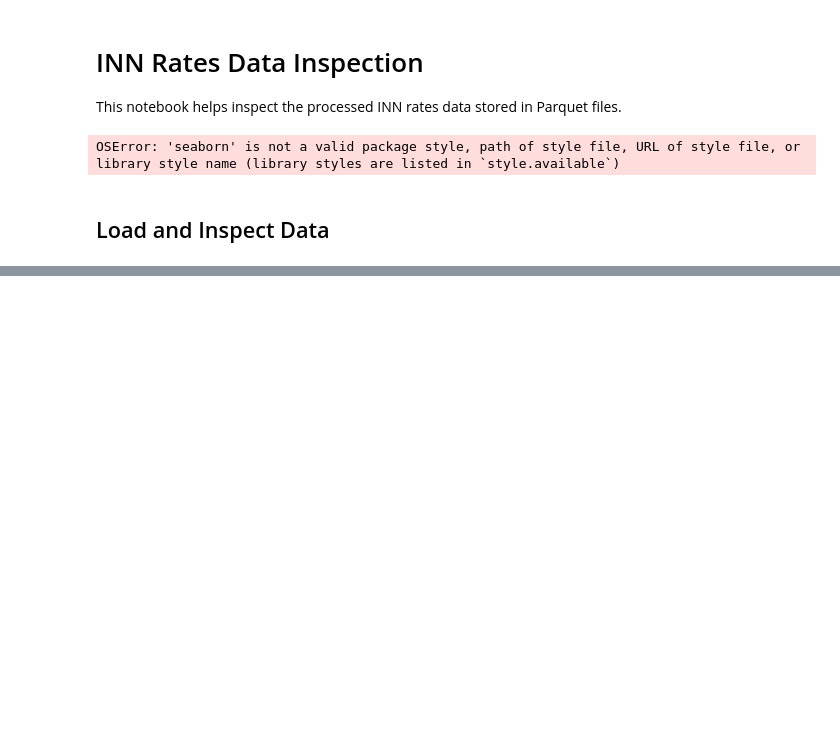
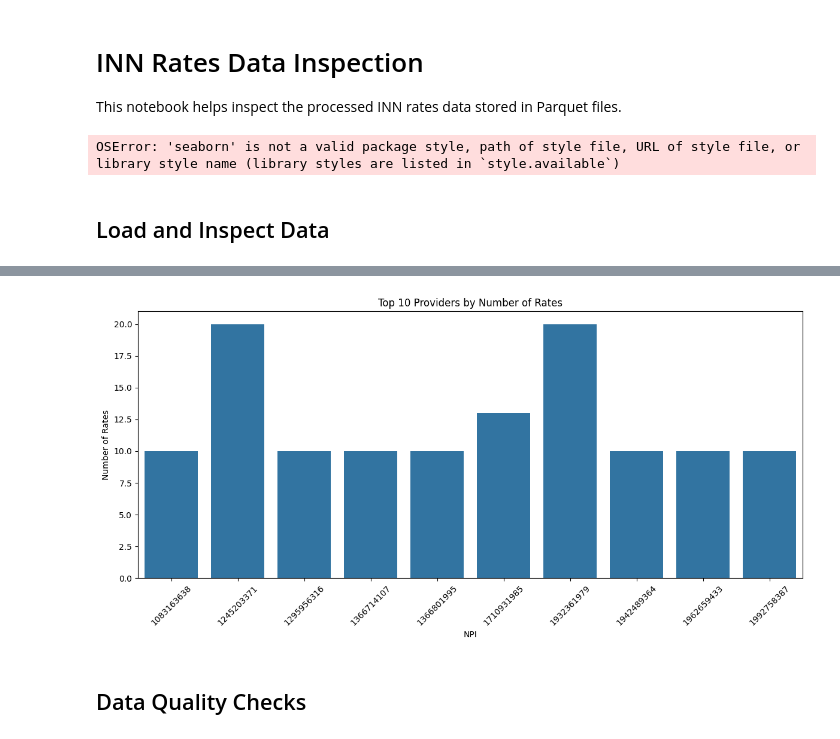
Before and after one commit to chrscato/commercial_rates, a Jupyter notebook: prod/scripts/inn/inspect_rates.ipynb, the cells around one changed output, grey strips where cells are left out. Cells and saved outputs as stored; diff of their text form; code cells hidden in the pictures; blank space fills up the shorter version.

```diff
--- a/prod/scripts/inn/inspect_rates.ipynb
+++ b/prod/scripts/inn/inspect_rates.ipynb
@@ -29,0 +97,15 @@ SyntaxError: unterminated string literal (detected at line 2); perhaps you escap
+# %%
+# Top providers by number of rates
+top_providers = df['npi'].value_counts().head(10)
+plt.figure(figsize=(12, 6))
+sns.barplot(x=top_providers.index, y=top_providers.values)
+plt.title('Top 10 Providers by Number of Rates')
+plt.xlabel('NPI')
+plt.ylabel('Number of Rates')
+plt.xticks(rotation=45)
+plt.tight_layout()
+plt.show()
+# %% [output]
+[figure, added]
+# %% [markdown]
+## Data Quality Checks
```
Also changed, not shown: parts of 12 cells of this notebook, 18 other files.
